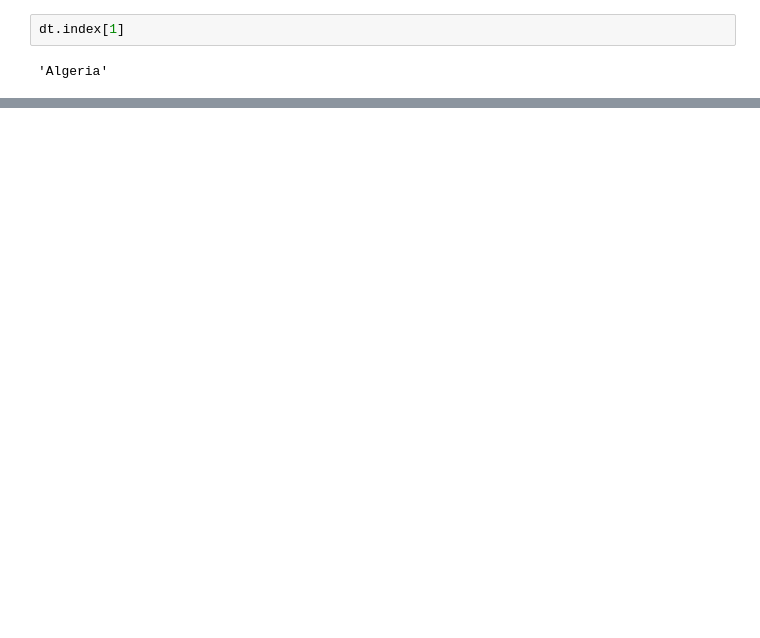
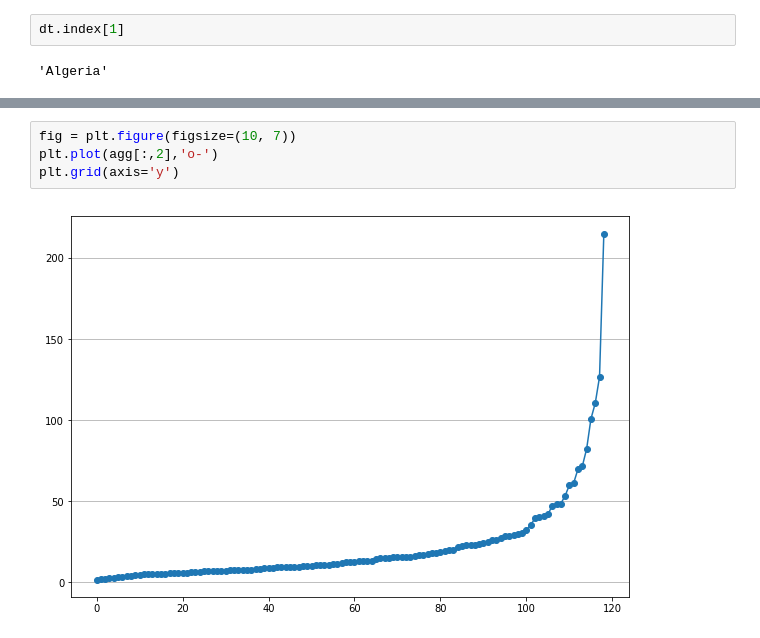
Before and after one commit to RuzickaJiri/Project_AI, a Jupyter notebook: Project_AI_clustering.ipynb, the cells around one changed output, grey strips where cells are left out. Saved outputs shown, nothing was run; the diff lists cells and outputs as text; blank space fills up the shorter version.

```diff
--- a/Project_AI_clustering.ipynb
+++ b/Project_AI_clustering.ipynb
@@ -235,0 +292,6 @@ km.labels_[1]
+# %%
+fig = plt.figure(figsize=(10, 7))
+plt.plot(agg[:,2],'o-')
+plt.grid(axis='y')
+# %% [output]
+[figure, added]
```
Also changed, not shown: parts of 30 cells of this notebook, 1 other file.
